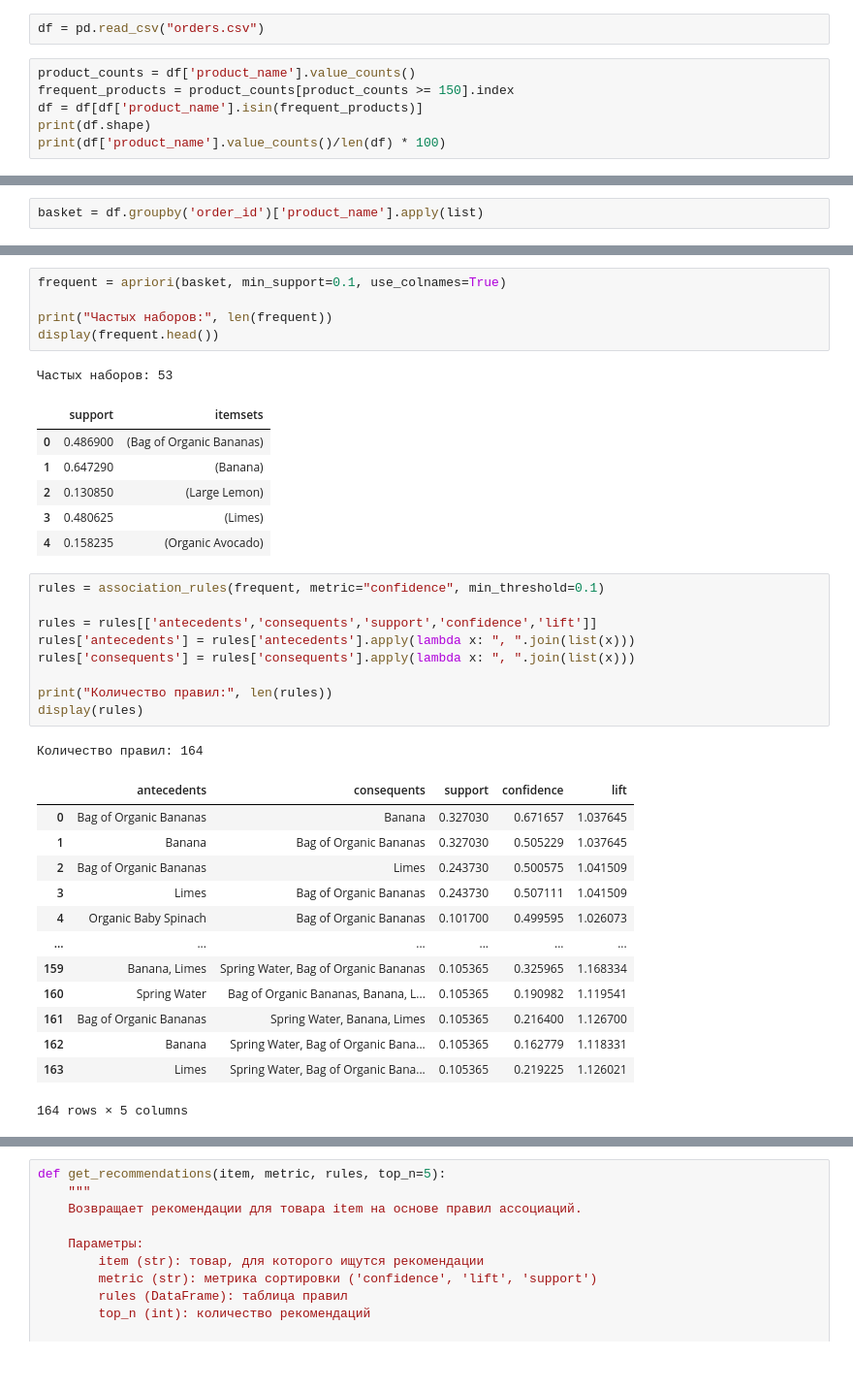
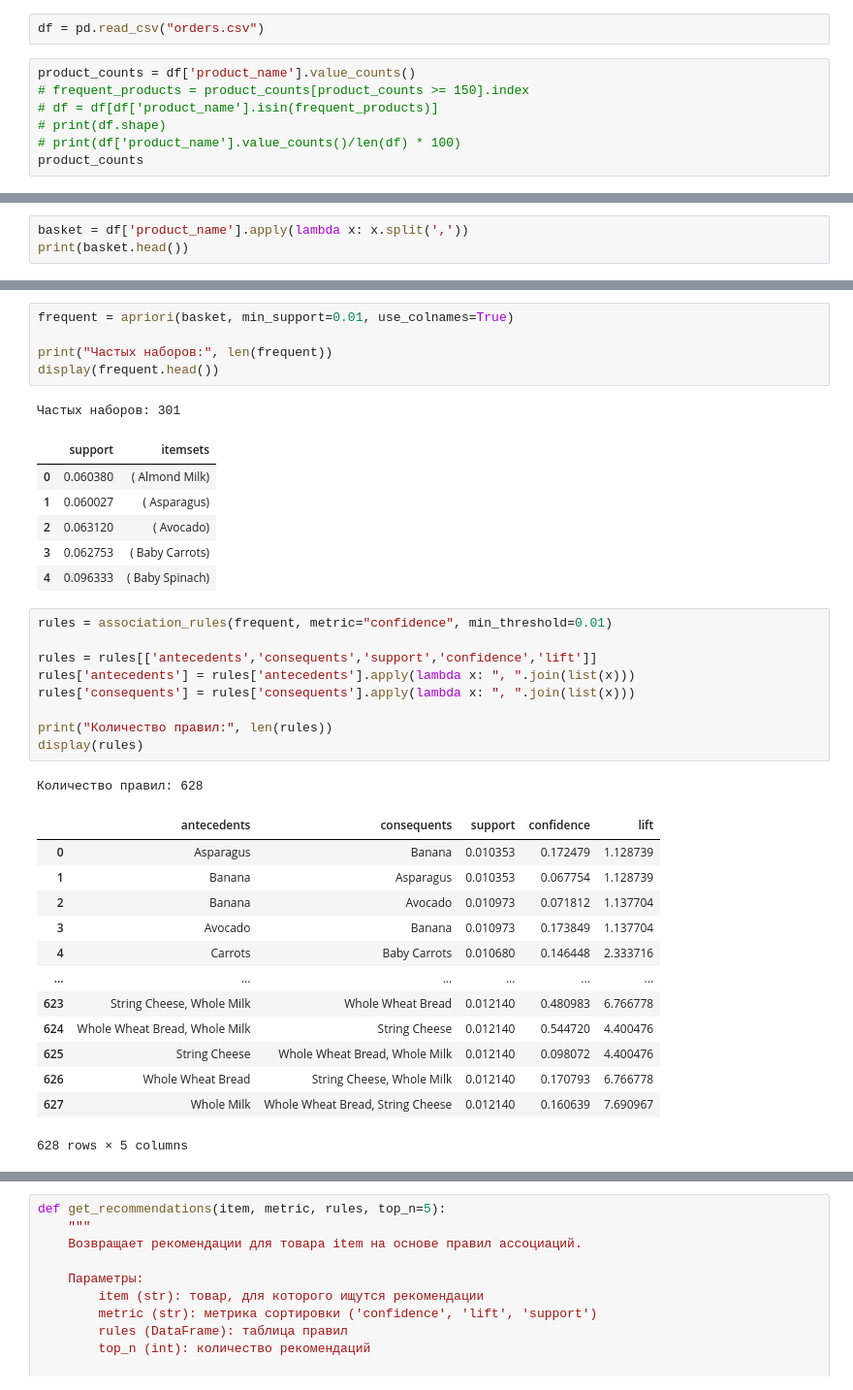
Before and after one commit to escaleksey/R, a Jupyter notebook: task7/7task.ipynb, the cells around one changed output, grey strips where cells are left out. Shown at 97% size. Drawn from its saved outputs; the diff is of its cells as text.

```diff
--- a/task7/7task.ipynb
+++ b/task7/7task.ipynb
@@ -97,8 +97,9 @@ df_final.to_csv("orders_products_sample.csv", index=False)
 df = pd.read_csv("orders.csv")
 # %%
 product_counts = df['product_name'].value_counts()
-frequent_products = product_counts[product_counts >= 150].index
-df = df[df['product_name'].isin(frequent_products)]
-print(df.shape)
-print(df['product_name'].value_counts()/len(df) * 100)
+# frequent_products = product_counts[product_counts >= 150].index
+# df = df[df['product_name'].isin(frequent_products)]
+# print(df.shape)
+# print(df['product_name'].value_counts()/len(df) * 100)
+product_counts
 # %% [output]
@@ -122,2 +119,3 @@ Name: count, dtype: float64
 # %%
-basket = df.groupby('order_id')['product_name'].apply(list)
+basket = df['product_name'].apply(lambda x: x.split(','))
+print(basket.head())
@@ -128,40 +148,40 @@ basket = pd.DataFrame(te_array, columns=te.columns_)
 # %%
-frequent = apriori(basket, min_support=0.1, use_colnames=True)
+frequent = apriori(basket, min_support=0.01, use_colnames=True)
 
 print("Частых наборов:", len(frequent))
 display(frequent.head())
 # %% [output]
-Частых наборов: 53
+Частых наборов: 301
 |  | support | itemsets |
-| 0 | 0.486900 | (Bag of Organic Bananas) |
-| 1 | 0.647290 | (Banana) |
-| 2 | 0.130850 | (Large Lemon) |
-| 3 | 0.480625 | (Limes) |
-| 4 | 0.158235 | (Organic Avocado) |
+| 0 | 0.060380 | ( Almond Milk) |
+| 1 | 0.060027 | ( Asparagus) |
+| 2 | 0.063120 | ( Avocado) |
+| 3 | 0.062753 | ( Baby Carrots) |
+| 4 | 0.096333 | ( Baby Spinach) |
 # %%
-rules = association_rules(frequent, metric="confidence", min_threshold=0.1)
+rules = association_rules(frequent, metric="confidence", min_threshold=0.01)
 
 rules = rules[['antecedents','consequents','support','confidence','lift']]
 rules['antecedents'] = rules['antecedents'].apply(lambda x: ", ".join(list(x)))
 rules['consequents'] = rules['consequents'].apply(lambda x: ", ".join(list(x)))
 
 print("Количество правил:", len(rules))
 display(rules)
 # %% [output]
-Количество правил: 164
+Количество правил: 628
 |  | antecedents | consequents | support | confidence | lift |
-| 0 | Bag of Organic Bananas | Banana | 0.327030 | 0.671657 | 1.037645 |
-| 1 | Banana | Bag of Organic Bananas | 0.327030 | 0.505229 | 1.037645 |
-| 2 | Bag of Organic Bananas | Limes | 0.243730 | 0.500575 | 1.041509 |
-| 3 | Limes | Bag of Organic Bananas | 0.243730 | 0.507111 | 1.041509 |
-| 4 | Organic Baby Spinach | Bag of Organic Bananas | 0.101700 | 0.499595 | 1.026073 |
+| 0 | Asparagus | Banana | 0.010353 | 0.172479 | 1.128739 |
+| 1 | Banana | Asparagus | 0.010353 | 0.067754 | 1.128739 |
+| 2 | Banana | Avocado | 0.010973 | 0.071812 | 1.137704 |
+| 3 | Avocado | Banana | 0.010973 | 0.173849 | 1.137704 |
+| 4 | Carrots | Baby Carrots | 0.010680 | 0.146448 | 2.333716 |
 | ... | ... | ... | ... | ... | ... |
-| 159 | Banana, Limes | Spring Water, Bag of Organic Bananas | 0.105365 | 0.325965 | 1.168334 |
-| 160 | Spring Water | Bag of Organic Bananas, Banana, L... | 0.105365 | 0.190982 | 1.119541 |
-| 161 | Bag of Organic Bananas | Spring Water, Banana, Limes | 0.105365 | 0.216400 | 1.126700 |
-| 162 | Banana | Spring Water, Bag of Organic Bana... | 0.105365 | 0.162779 | 1.118331 |
-| 163 | Limes | Spring Water, Bag of Organic Bana... | 0.105365 | 0.219225 | 1.126021 |
+| 623 | String Cheese, Whole Milk | Whole Wheat Bread | 0.012140 | 0.480983 | 6.766778 |
+| 624 | Whole Wheat Bread, Whole Milk | String Cheese | 0.012140 | 0.544720 | 4.400476 |
+| 625 | String Cheese | Whole Wheat Bread, Whole Milk | 0.012140 | 0.098072 | 4.400476 |
+| 626 | Whole Wheat Bread | String Cheese, Whole Milk | 0.012140 | 0.170793 | 6.766778 |
+| 627 | Whole Milk | Whole Wheat Bread, String Cheese | 0.012140 | 0.160639 | 7.690967 |
-164 rows × 5 columns
+628 rows × 5 columns
 # %%
 def simplify(itemset):
     return tuple(sorted(list(itemset)))
```
Also changed, not shown: parts of 9 cells of this notebook, 3 other files.
